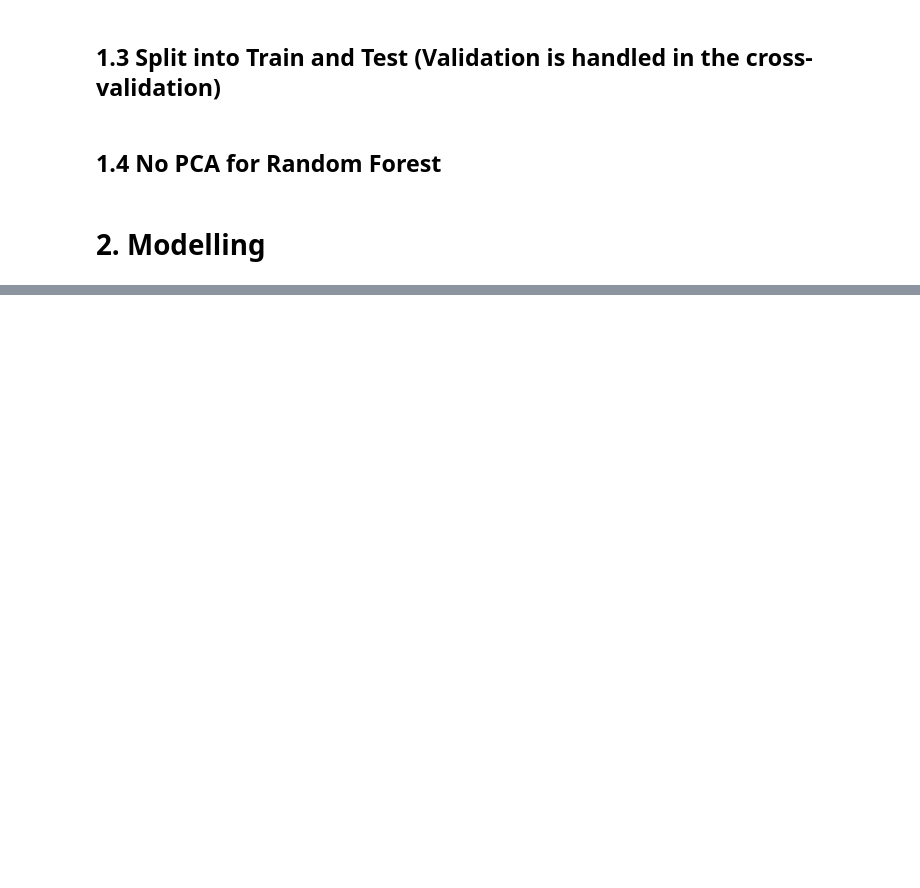
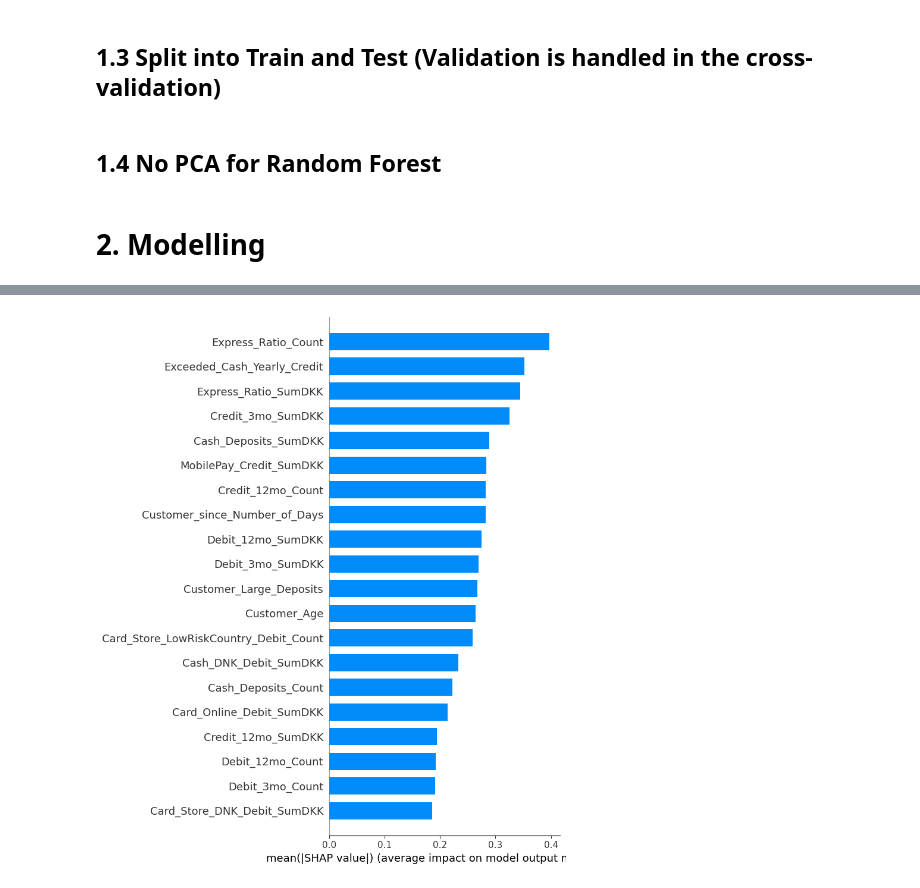
Before and after one commit to FinnFe0103/Fraud, a Jupyter notebook: xgb.ipynb, the cells around one changed output, grey strips where cells are left out. Saved outputs shown, nothing was run; the diff lists cells and outputs as text; code cells hidden in the pictures; blank space fills up the shorter version.

```diff
--- a/xgb.ipynb
+++ b/xgb.ipynb
@@ -120,0 +246,4 @@ Mean AUPRC of the test set: 0.7913416991748637
+# %%
+shap.summary_plot(shap_values, X, plot_type="bar")
+# %% [output]
+[figure, added]
```
Also changed, not shown: parts of 15 cells of this notebook.
